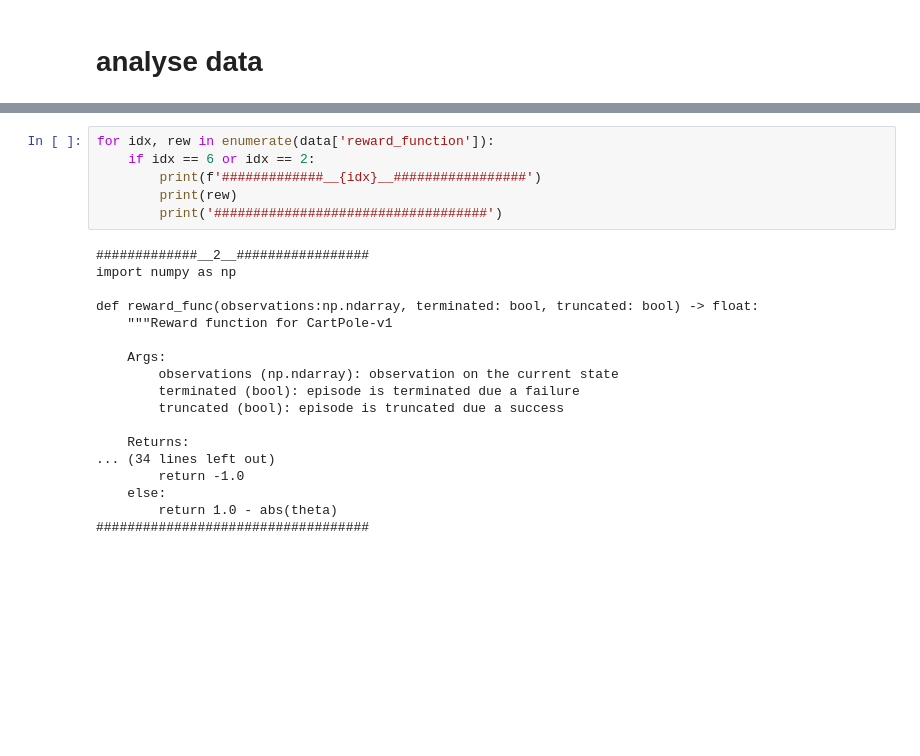
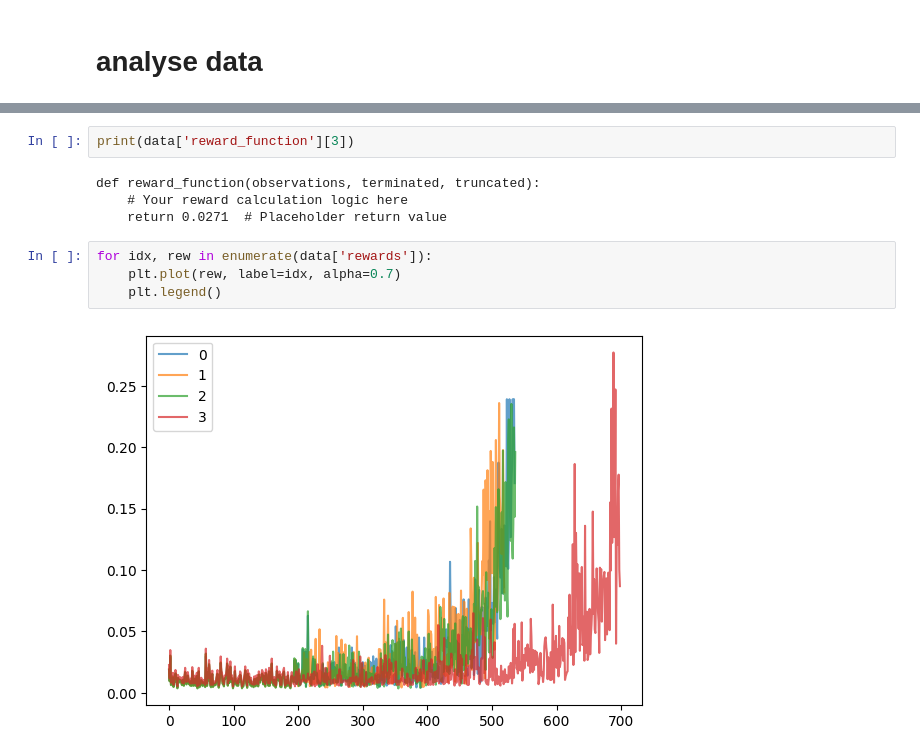
Before and after one commit to VIRAL-UCBL1/VIRAL, a Jupyter notebook: src/analyse.ipynb, the cells around one changed output, grey strips where cells are left out. Drawn from its saved outputs; the diff is of its cells as text; blank space fills up the shorter version.

```diff
--- a/src/analyse.ipynb
+++ b/src/analyse.ipynb
@@ -18,24 +21,12 @@ data
-# %%
-for idx, rew in enumerate(data['reward_function']):
-	if idx == 6 or idx == 2:
-		print(f'#############__{idx}__#################')
-		print(rew)
-		print('###################################')
-# %% [output]
-#############__2__#################
-import numpy as np
-
-def reward_func(observations:np.ndarray, terminated: bool, truncated: bool) -> float:
-    """Reward function for CartPole-v1
-
-    Args:
-        observations (np.ndarray): observation on the current state
-        terminated (bool): episode is terminated due a failure
-        truncated (bool): episode is truncated due a success
-
-    Returns:
-... (34 lines left out)
-        return -1.0
-    else:
-        return 1.0 - abs(theta)
-###################################
+# %%
+print(data['reward_function'][3])
+# %% [output]
+def reward_function(observations, terminated, truncated):
+    # Your reward calculation logic here
+    return 0.0271  # Placeholder return value
+# %%
+for idx, rew in enumerate(data['rewards']):
+	plt.plot(rew, label=idx, alpha=0.7)
+	plt.legend()
+# %% [output]
+[figure, added]
```
Also changed, not shown: parts of 2 cells of this notebook, 5 other files.
